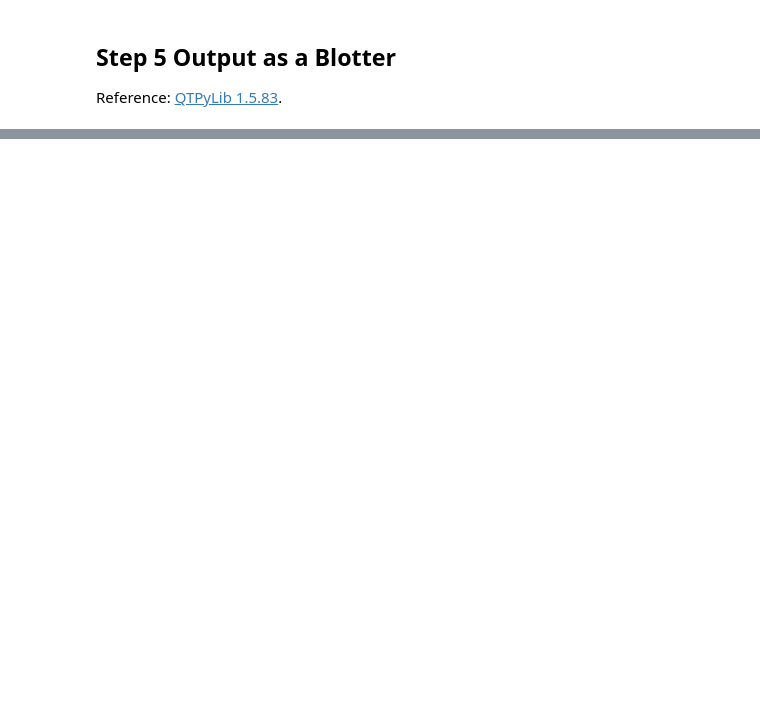
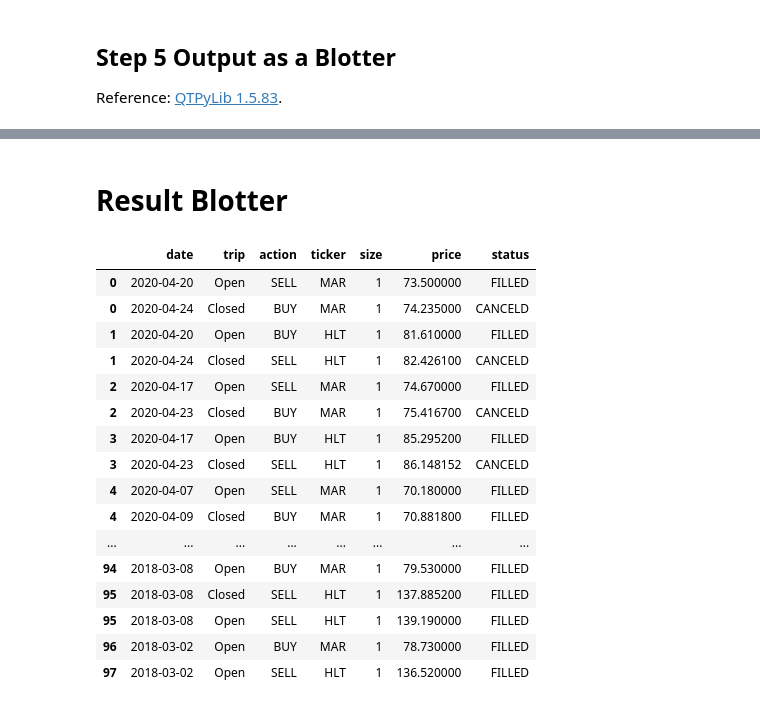
Before and after one commit to Fintech533-Sakura/interactive_trader, a Jupyter notebook: Pair_Trading_strat.ipynb, the cells around one changed output, grey strips where cells are left out. Saved outputs shown, nothing was run; the diff lists cells and outputs as text; code cells hidden in the pictures; blank space fills up the shorter version.

```diff
--- a/Pair_Trading_strat.ipynb
+++ b/Pair_Trading_strat.ipynb
@@ -138,0 +197,23 @@ for index, row in mydf.iterrows():
+# %% [markdown]
+# Result Blotter
+# %%
+complete_blotter.sort_index(ascending=True, inplace=True)
+complete_blotter
+# %% [output]
+|  | date | trip | action | ticker | size | price | status |
+| 0 | 2020-04-20 | Open | SELL | MAR | 1 | 73.500000 | FILLED |
+| 0 | 2020-04-24 | Closed | BUY | MAR | 1 | 74.235000 | CANCELD |
+| 1 | 2020-04-20 | Open | BUY | HLT | 1 | 81.610000 | FILLED |
+| 1 | 2020-04-24 | Closed | SELL | HLT | 1 | 82.426100 | CANCELD |
+| 2 | 2020-04-17 | Open | SELL | MAR | 1 | 74.670000 | FILLED |
+| 2 | 2020-04-23 | Closed | BUY | MAR | 1 | 75.416700 | CANCELD |
+| 3 | 2020-04-17 | Open | BUY | HLT | 1 | 85.295200 | FILLED |
+| 3 | 2020-04-23 | Closed | SELL | HLT | 1 | 86.148152 | CANCELD |
+| 4 | 2020-04-07 | Open | SELL | MAR | 1 | 70.180000 | FILLED |
+| 4 | 2020-04-09 | Closed | BUY | MAR | 1 | 70.881800 | FILLED |
+| ... | ... | ... | ... | ... | ... | ... | ... |
+| 94 | 2018-03-08 | Open | BUY | MAR | 1 | 79.530000 | FILLED |
+| 95 | 2018-03-08 | Closed | SELL | HLT | 1 | 137.885200 | FILLED |
+| 95 | 2018-03-08 | Open | SELL | HLT | 1 | 139.190000 | FILLED |
+| 96 | 2018-03-02 | Open | BUY | MAR | 1 | 78.730000 | FILLED |
+| 97 | 2018-03-02 | Open | SELL | HLT | 1 | 136.520000 | FILLED |
```
Also changed, not shown: parts of 15 cells of this notebook.
